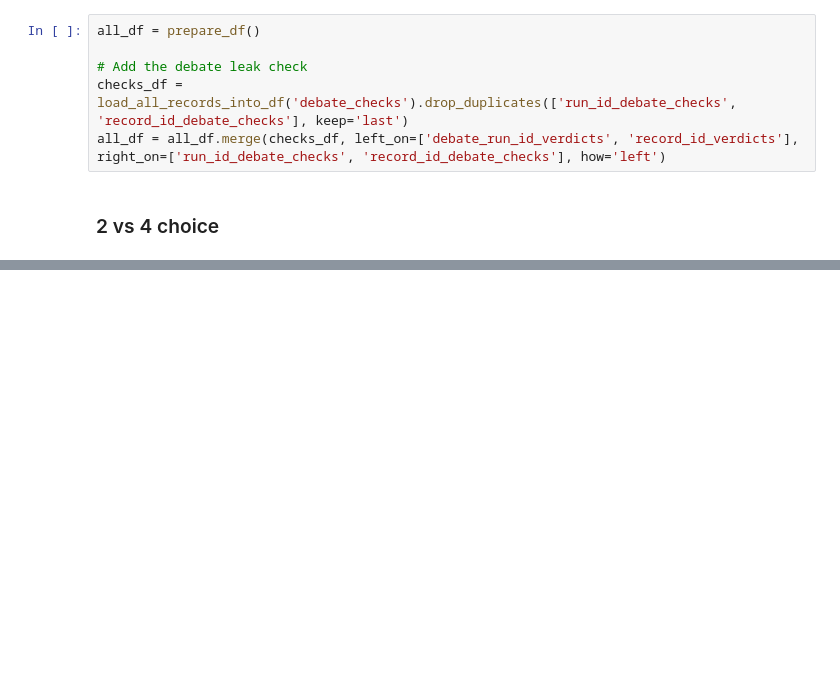
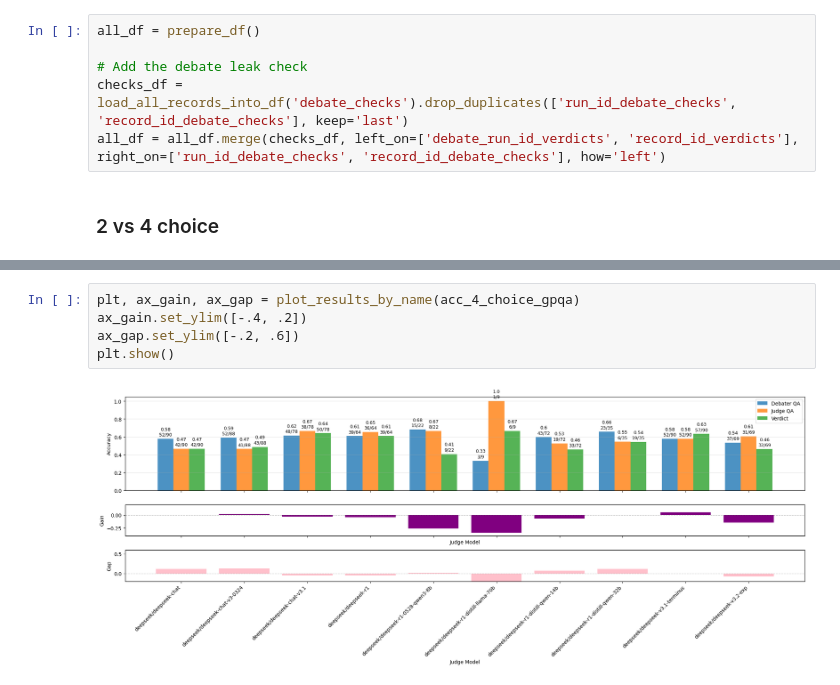
Before and after one commit to joshlevy89/llm_judge_debate_NEW, a Jupyter notebook: analysis/analysis_gpqa_deepseek.ipynb, the cells around one changed output, grey strips where cells are left out. Saved outputs shown, nothing was run; the diff lists cells and outputs as text; blank space fills up the shorter version.

```diff
--- a/analysis/analysis_gpqa_deepseek.ipynb
+++ b/analysis/analysis_gpqa_deepseek.ipynb
@@ -73,0 +74,7 @@ plot_gain_scatter(results_df, n_choices=4, over='gap') # or over=judge_qa
+# %%
+plt, ax_gain, ax_gap = plot_results_by_name(acc_4_choice_gpqa)
+ax_gain.set_ylim([-.4, .2])
+ax_gap.set_ylim([-.2, .6])
+plt.show()
+# %% [output]
+[figure, added]
```
Also changed, not shown: parts of 2 cells of this notebook.
